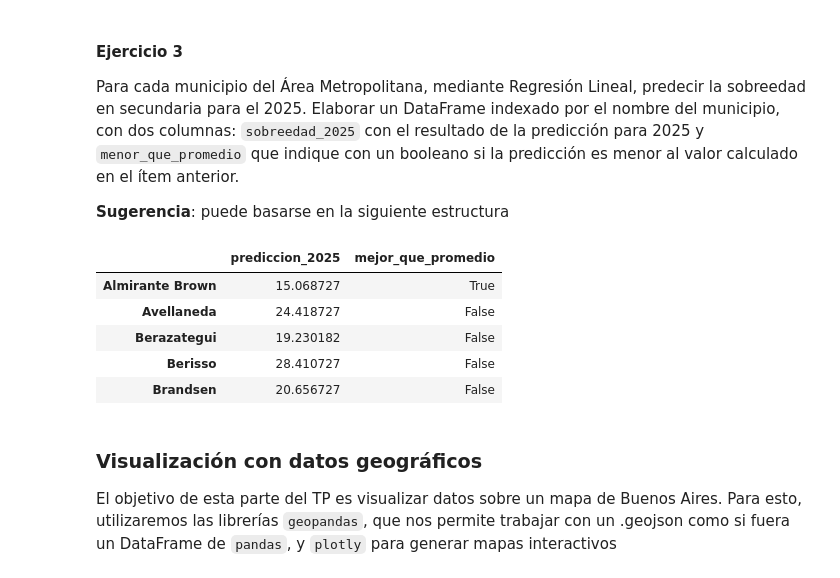
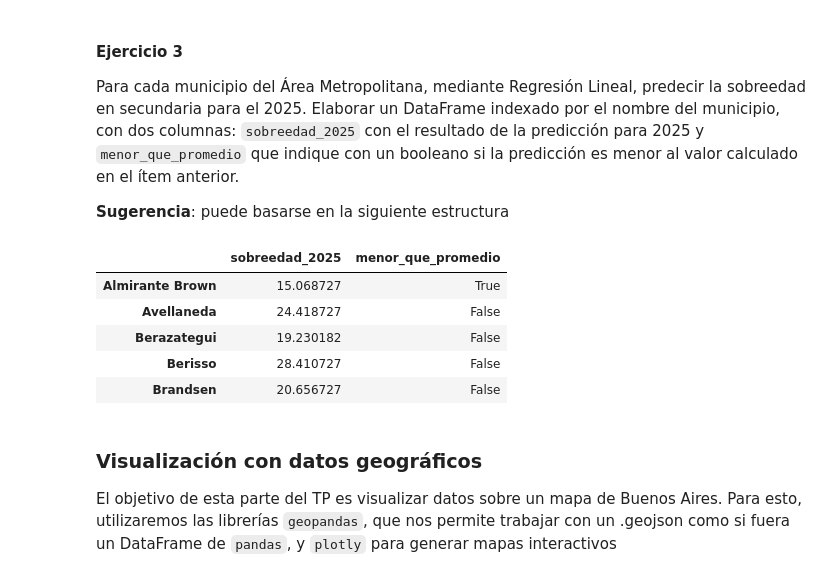
Before and after one commit to lmendezayl/uba-ldd-tp1, a Jupyter notebook: TP_1.ipynb, the cells around one changed output. Cells and saved outputs as stored; diff of their text form; code cells hidden in the pictures.

```diff
--- a/TP_1.ipynb
+++ b/TP_1.ipynb
@@ -275,26 +317,27 @@ y `menor_que_promedio` que indique con un booleano si la predicción es menor al
 # %%
 
 prediccion_data = []
 menor_que_promedio_data = []
-for partido in area_metropolitana:
-    df_partidos = df_educacion[df_educacion['municipio_nombre'] == partido]
-    y, X = Formula("sobreedad_secundaria ~ anio").get_model_matrix(df_partidos.dropna(subset=['sobreedad_secundaria']))
+for municipio in area_metropolitana:
+    df_partidos = df_educacion[df_educacion['municipio_nombre'] == municipio]
+    y, X = Formula("sobreedad_secundaria ~ anio").get_model_matrix(df_partidos)
     modelo_p = linear_model.LinearRegression(fit_intercept=False)
     modelo_p.fit(X, y)
     beta_0, beta_1 = modelo_p.coef_[0]
     prediccion = beta_0 + beta_1 * 2025
     prediccion_data.append(prediccion)
     menor_que_promedio_data.append(prediccion < prediccion_2025)
 
 predicciones_df = pd.DataFrame(
-    data = {'prediccion_2025': prediccion_data, 'mejor_que_promedio': menor_que_promedio_data},
+    data = {'sobreedad_2025': prediccion_data, 'menor_que_promedio': menor_que_promedio_data},
     index = area_metropolitana
 )
 
 
+
 predicciones_df.head()
 # %% [output]
-|  | prediccion_2025 | mejor_que_promedio |
+|  | sobreedad_2025 | menor_que_promedio |
 | Almirante Brown | 15.068727 | True |
 | Avellaneda | 24.418727 | False |
 | Berazategui | 19.230182 | False |
```
Also changed, not shown: parts of 9 cells of this notebook, 1 other file.
